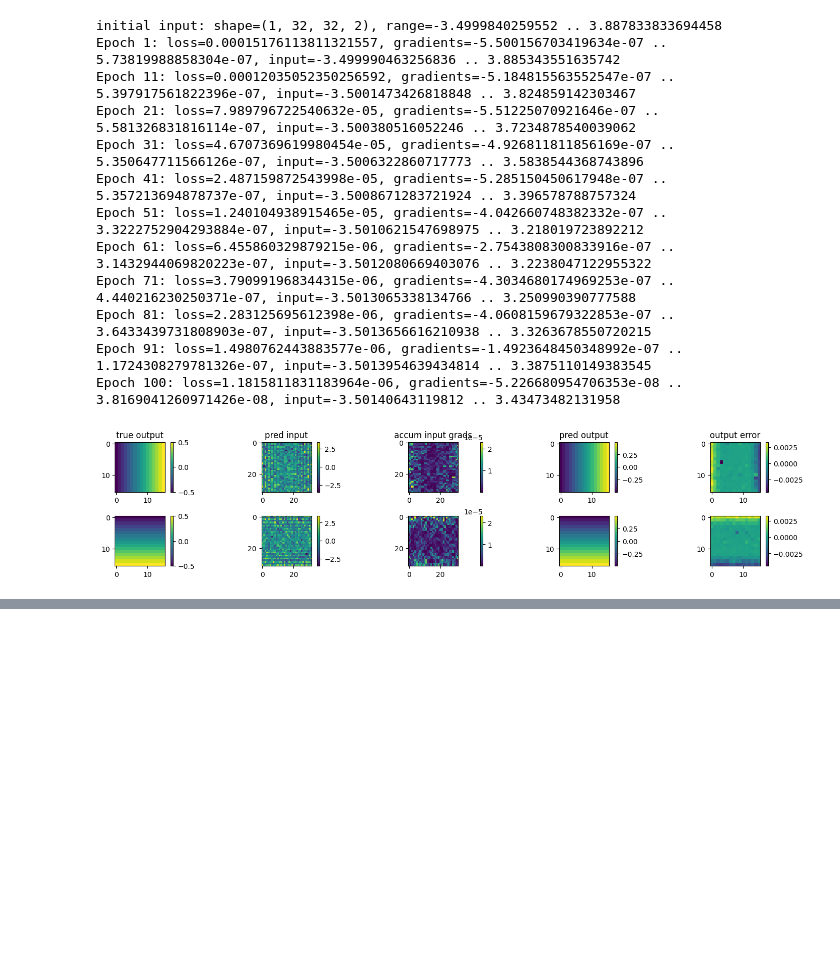
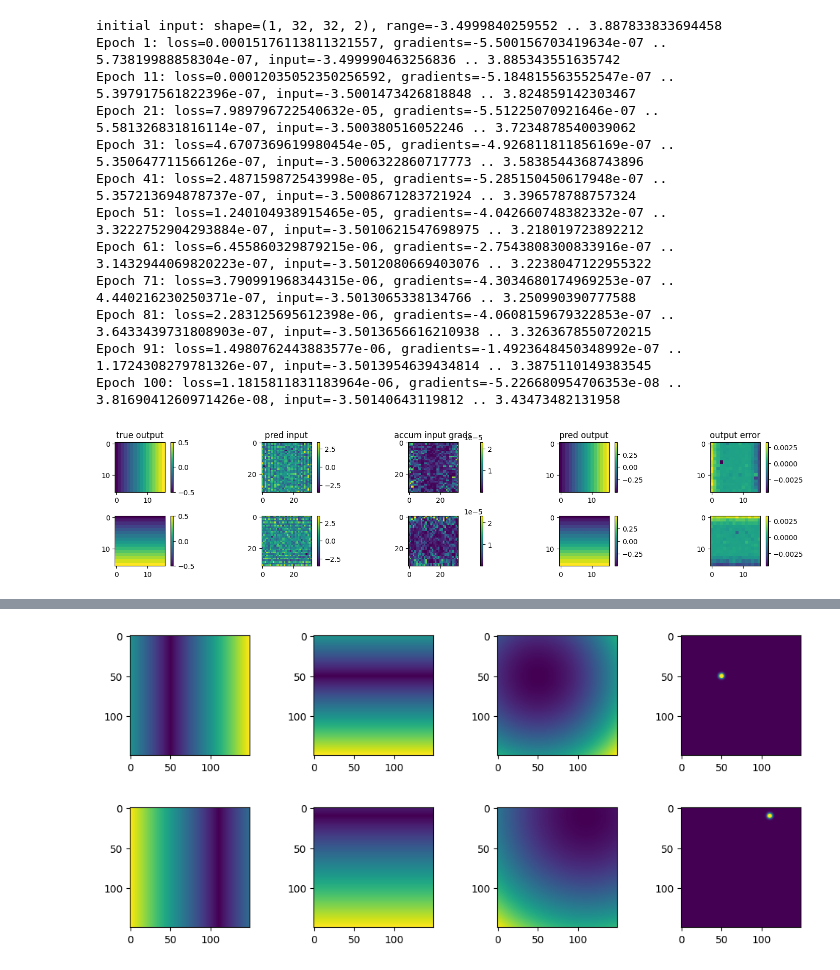
Before and after one commit to malcolmlett/robovac, a Jupyter notebook: doc/blog-202506/custom_layers_and_losses.ipynb, the cells around one changed output, grey strips where cells are left out. Saved outputs shown, nothing was run; the diff lists cells and outputs as text; code cells hidden in the pictures; blank space fills up the shorter version.

```diff
--- a/doc/blog-202506/custom_layers_and_losses.ipynb
+++ b/doc/blog-202506/custom_layers_and_losses.ipynb
@@ -713,0 +722,10 @@ Epoch 100: loss=1.1815811831183964e-06, gradients=-5.226680954706353e-08 .. 3.81
+# %%
+y_true = tf.stack([blog.generate_heatmap_image(50,50)], axis=0)
+#y_pred = tf.zeros_like(y_true)
+y_pred = tf.stack([blog.generate_heatmap_image(110,10)], axis=0)
+loss = blog._PeakWeightedLoss("y_true", sigma=2.0, debug=True).call(y_true, y_pred)
+print(f"loss: {loss}")
+
+loss = blog._PeakWeightedLoss("y_pred", sigma=2.0, debug=True).call(y_true, y_pred)
+print(f"loss: {loss}")
+# %% [output]
@@ -713,0 +736,2 @@ Epoch 100: loss=1.1815811831183964e-06, gradients=-5.226680954706353e-08 .. 3.81
+[figure, added]
+[figure, added]
```
Also changed, not shown: parts of 16 cells of this notebook.
